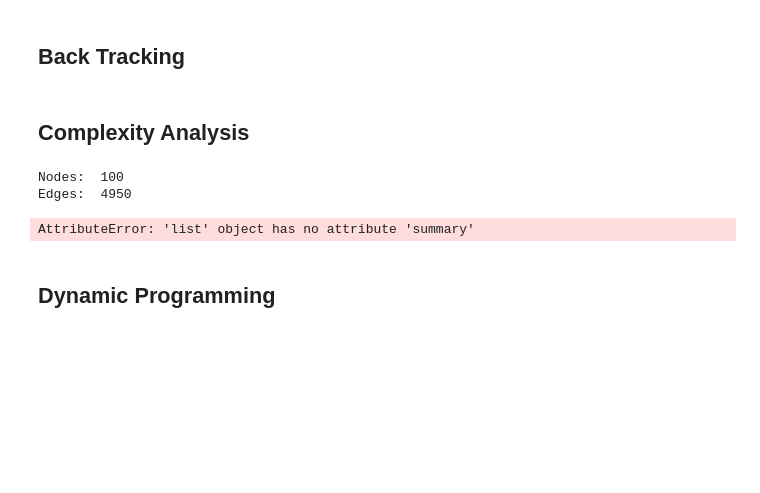
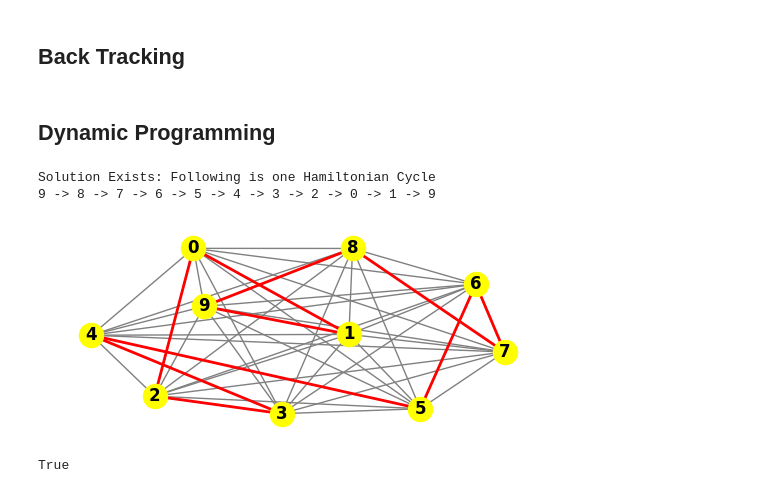
Before and after one commit to sh06565/Algo-Hamiltonian-Cycle, a Jupyter notebook: Algorithms.ipynb, the cells around one changed output. Cells and saved outputs as stored; diff of their text form; code cells hidden in the pictures; blank space fills up the shorter version.

```diff
--- a/Algorithms.ipynb
+++ b/Algorithms.ipynb
@@ -166,54 +174,5 @@ def plot_bt(graph, path=None):
     plt.show()
 # %%
 hamCycle(cycle_graph_instance.graph)
-# %% [markdown]
-## Complexity Analysis
-# %%
-def generate_complete_graph(n):
-    """
-    Generate a complete graph with 'n' vertices using Graph class.
-    """
-    complete_graph = nx.complete_graph(n)
-    complete_graph_instance = Graph(n)
-    complete_graph_instance.add_edges_from_graph(complete_graph)
-    complete_graph_instance.summary()
-    return cycle_graph_instance.graph
-
-def main(n_values):
-    bt_runtimes = []
-    bf_runtimes = []
-
-    for n in n_values:
-        # Generate a complete graph
-        graph = generate_complete_graph(n)
-
-        # Backtracking algorithm
-        start_time = time.time()
-        hamCycle(graph)
-        bt_runtime = time.time() - start_time
-        bt_runtimes.append(bt_runtime)
-
-        # Brute force algorithm
-        start_time = time.time()
-        hamiltonian_cycle_bruteforce(graph)
-        bf_runtime = time.time() - start_time
-        bf_runtimes.append(bf_runtime)
-
-    # Plotting the runtimes
-    plt.plot(n_values, bt_runtimes, label='Backtracking')
-    plt.plot(n_values, bf_runtimes, label='Brute Force')
-    plt.xlabel('Number of Vertices')
-    plt.ylabel('Runtime (seconds)')
-    plt.title('Comparison of Backtracking and Brute Force for Hamiltonian Cycle')
-    plt.legend()
-    plt.show()
-
-# Example values for 'n'
-n_values = [100]
-main(n_values)
-# %% [output]
-Nodes:  100
-Edges:  4950
-AttributeError: 'list' object has no attribute 'summary'
 # %% [markdown]
 ## Dynamic Programming
@@ -219,0 +249,7 @@ AttributeError: 'list' object has no attribute 'summary'
+# %%
+Hamiltonian_cycle_dp(cycle_graph_instance.graph)
+# %% [output]
+Solution Exists: Following is one Hamiltonian Cycle
+9 -> 8 -> 7 -> 6 -> 5 -> 4 -> 3 -> 2 -> 0 -> 1 -> 9
+[figure, added]
+True
```
Also changed, not shown: parts of 3 cells of this notebook.
